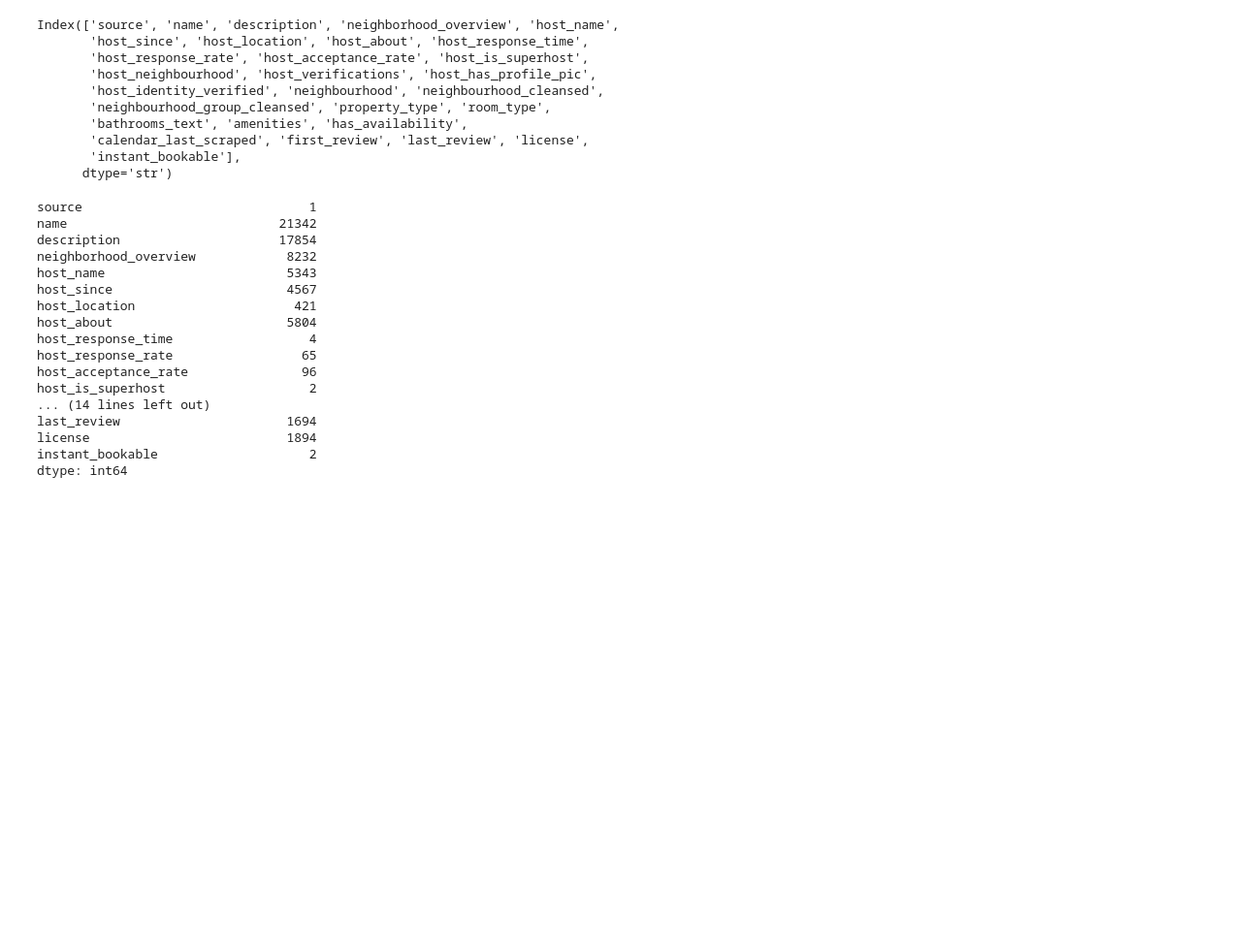
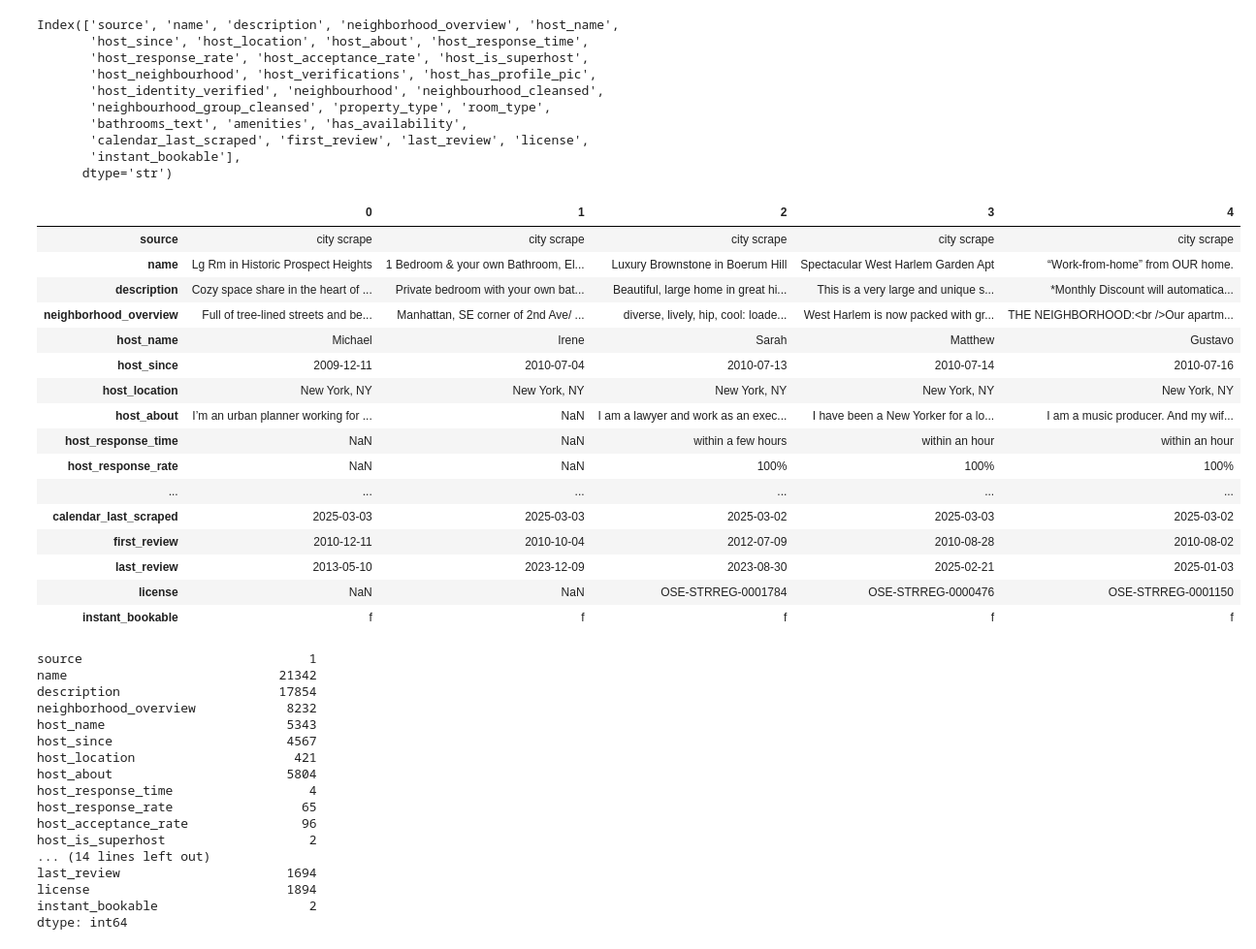
Before and after one commit to motimit/second_project, a Jupyter notebook: Chanhui_EDA/chanhui_eda_1.ipynb, the cells around one changed output. Shown at 97% size. Cells and saved outputs as stored; diff of their text form; code cells hidden in the pictures; blank space fills up the shorter version.

```diff
--- a/Chanhui_EDA/chanhui_eda_1.ipynb
+++ b/Chanhui_EDA/chanhui_eda_1.ipynb
@@ -356,6 +405,26 @@ Index(['source', 'name', 'description', 'neighborhood_overview', 'host_name',
        'calendar_last_scraped', 'first_review', 'last_review', 'license',
        'instant_bookable'],
       dtype='str')
+# %%
+df[str_cols].head().T
+# %% [output]
+|  | 0 | 1 | 2 | 3 | 4 |
+| source | city scrape | city scrape | city scrape | city scrape | city scrape |
+| name | Lg Rm in Historic Prospect Heights | 1 Bedroom & your own Bathroom, El... | Luxury Brownstone in Boerum Hill | Spectacular West Harlem Garden Apt | “Work-from-home” from OUR home. |
+| description | Cozy space share in the heart of ... | Private bedroom with your own bat... | Beautiful, large home in great hi... | This is a very large and unique s... | *Monthly Discount will automatica... |
+| neighborhood_overview | Full of tree-lined streets and be... | Manhattan, SE corner of 2nd Ave/ ... | diverse, lively, hip, cool: loade... | West Harlem is now packed with gr... | THE NEIGHBORHOOD:<br />Our apartm... |
+| host_name | Michael | Irene | Sarah | Matthew | Gustavo |
+| host_since | 2009-12-11 | 2010-07-04 | 2010-07-13 | 2010-07-14 | 2010-07-16 |
+| host_location | New York, NY | New York, NY | New York, NY | New York, NY | New York, NY |
+| host_about | I’m an urban planner working for ... | NaN | I am a lawyer and work as an exec... | I have been a New Yorker for a lo... | I am a music producer. And my wif... |
+| host_response_time | NaN | NaN | within a few hours | within an hour | within an hour |
+| host_response_rate | NaN | NaN | 100% | 100% | 100% |
+| ... | ... | ... | ... | ... | ... |
+| calendar_last_scraped | 2025-03-03 | 2025-03-03 | 2025-03-02 | 2025-03-03 | 2025-03-02 |
+| first_review | 2010-12-11 | 2010-10-04 | 2012-07-09 | 2010-08-28 | 2010-08-02 |
+| last_review | 2013-05-10 | 2023-12-09 | 2023-08-30 | 2025-02-21 | 2025-01-03 |
+| license | NaN | NaN | OSE-STRREG-0001784 | OSE-STRREG-0000476 | OSE-STRREG-0001150 |
+| instant_bookable | f | f | f | f | f |
 # %%
 unique_counts = df[str_cols].nunique()
 unique_counts
```
Also changed, not shown: parts of 8 cells of this notebook, 2 other files.
